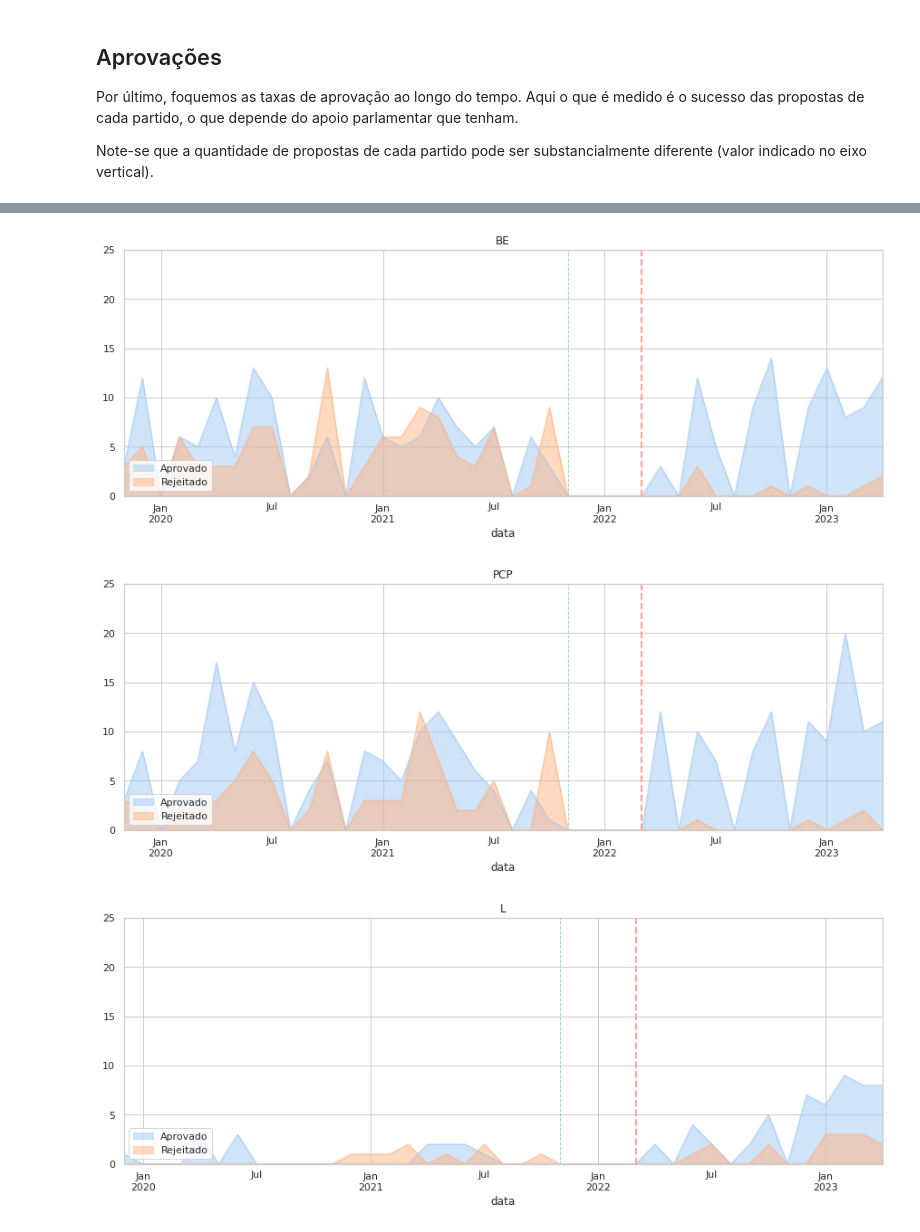
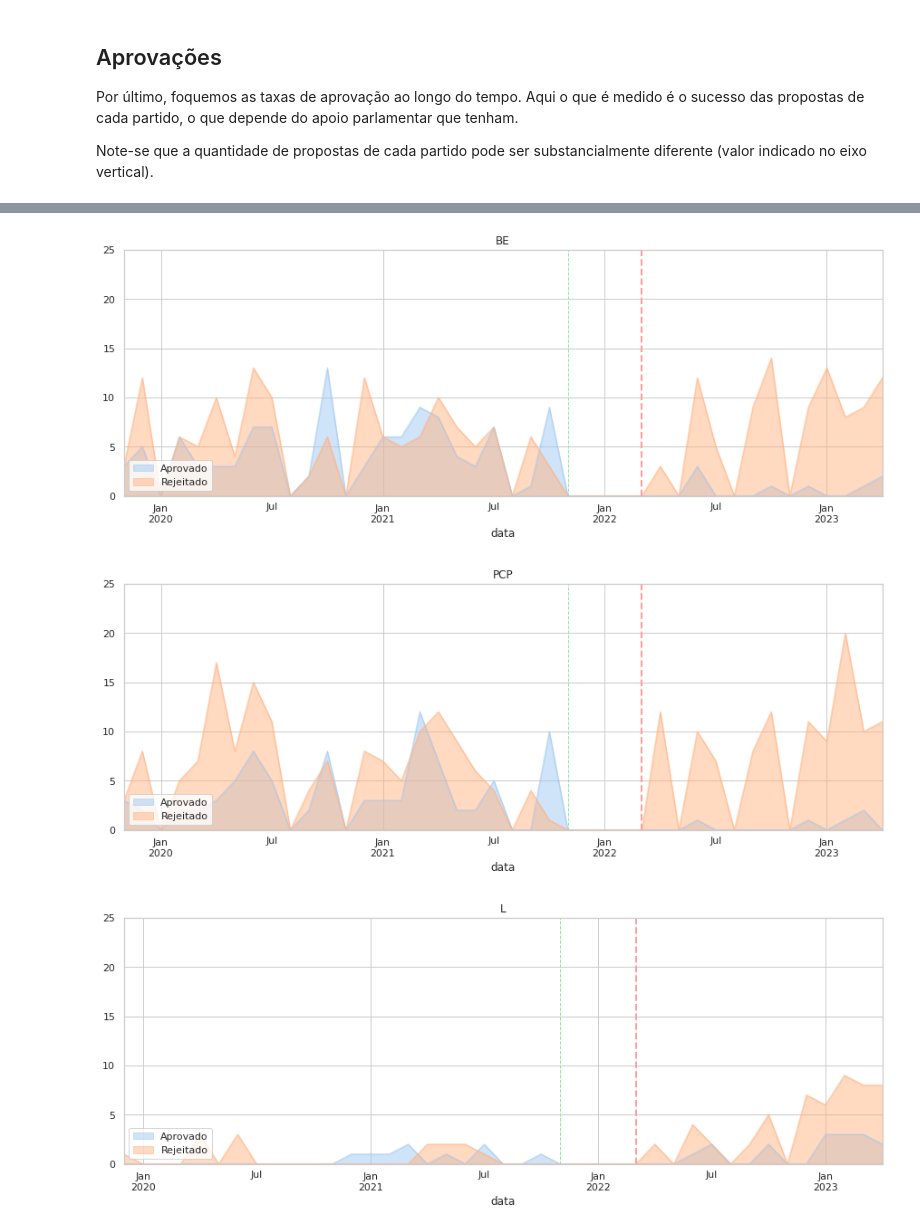
Before and after one commit to fsmunoz/fsmunoz.github.io, a Jupyter notebook: parlamento/jupyter_execute/evol_anos-update.ipynb, the cells around one changed output, grey strips where cells are left out. Cells and saved outputs as stored; diff of their text form; code cells hidden in the pictures.

```diff
--- a/parlamento/jupyter_execute/evol_anos-update.ipynb
+++ b/parlamento/jupyter_execute/evol_anos-update.ipynb
@@ -649,7 +633,8 @@ all_subs_hm = pd.concat([l14af, l15af], axis=0)
 df=all_subs_hm
 submissions_ini = df[mycol]
 submissions_ini['data'] = pd.to_datetime(submissions_ini['data'])
-
+#submissions_ini.sort_values(by='data', inplace = True)
+submissions_ini = submissions_ini.set_index("data")
 submissions_ini
 # %% [output]
 A value is trying to be set on a copy of a slice from a DataFrame.
@@ -672,12 +658,12 @@ See the caveats in the documentation: https://pandas.pydata.org/pandas-docs/stab
 # %%
+submissions_ini = submissions_ini[submissions_ini["resultado"].isin(["Aprovado", "Rejeitado"])]
+
 submissions_ini_hm = submissions_ini.replace(["A Favor", "Contra", "Abstenção", "Ausência"], [1,-1,0,0]).fillna(0)
 #submissions_ini_hm = pd.melt(submissions_ini_hm,id_vars=value_vars=["resultado"])
 
-submissions_ini = submissions_ini[submissions_ini["resultado"].isin(["Aprovado", "Rejeitado"])]
 
-submissions_ini_hm = submissions_ini.replace(["Aprovado", "Rejeitado"], [1,0]).fillna(0)
-
-submissions_ini_hm =submissions_ini_hm.set_index("data")
+#submissions_ini_hm = submissions_ini.replace(["Aprovado", "Rejeitado"], [1,0])
+#submissions_ini_hm =submissions_ini_hm.set_index("data")
 submissions_ini_hm
 # %% [output]
 |  | GP | BE | PCP | L | PS | PAN | PSD | IL | CH | resultado |
@@ -696,23 +682,23 @@ submissions_ini_hm
 1904 rows × 10 columns
 # %%
 parties = ['BE', 'PCP', 'L', 'PS', 'PAN','PSD','IL','CH' ]
-gpsubs = submissions_ini_hm
+gpsubs= submissions_ini_hm.copy(deep=True)
+
+#gpsubs = submissions_ini_hm
 for party in parties:
     subp = gpsubs[gpsubs['GP'] == party]
     result_dummies = pd.get_dummies(subp["resultado"])
     result_dummies.columns = ['Aprovado','Rejeitado']
     subp = pd.concat([subp, result_dummies], axis=1)
-    subp.drop("resultado", axis=1, inplace=True)
-    #fig = plt.figure()
+    subp = subp[["Aprovado", "Rejeitado"]]
     ax = subp.resample("1M").sum().plot(kind="area", stacked=False, title=party, figsize=(15,5))
     ax.set_ylim([0, 25])
-
     plt.legend(loc='lower left')
     plt.axvline(pd.to_datetime('2021-11-26'), color='g', linestyle='--', lw=1)
     plt.axvline(pd.to_datetime('2022-03-29'), color='r', linestyle='--', lw=2)
     plt.show()
     #display(subp.resample("1M").sum().cumsum())
 # %% [output]
-[figure, old version]
+[figure, new version]
-[figure, old version]
+[figure, new version]
-[figure, old version]
+[figure, new version]
```
Also changed, not shown: parts of 4 cells of this notebook, 25 other files.
